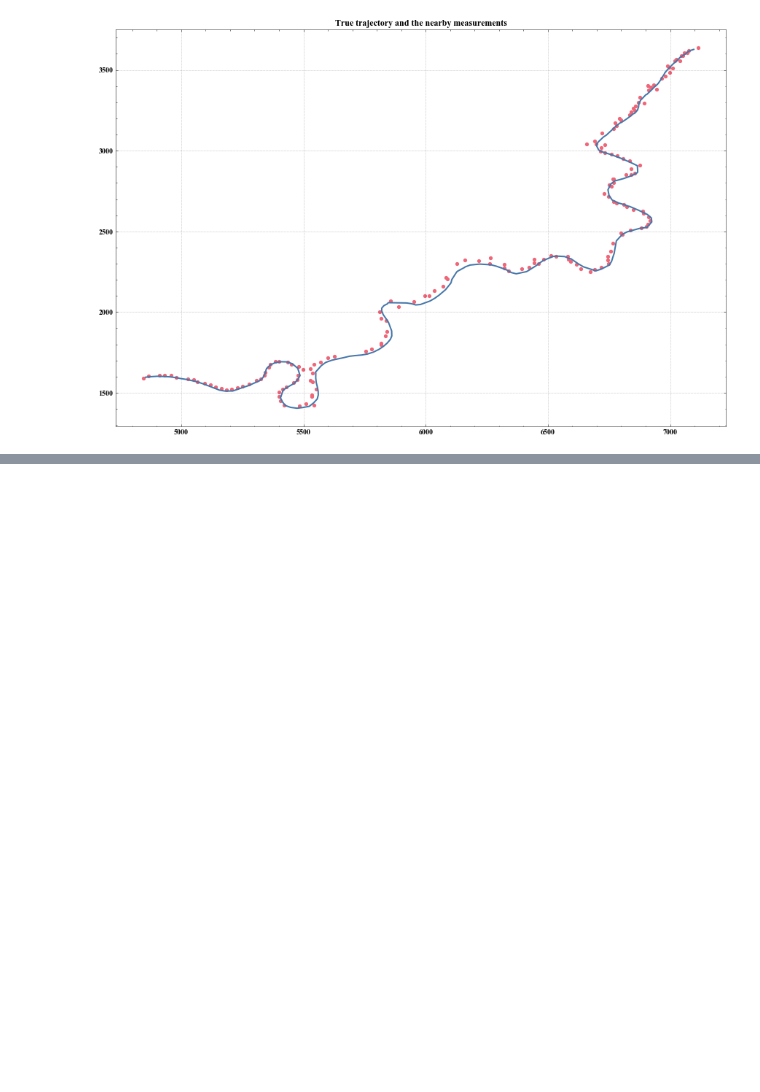
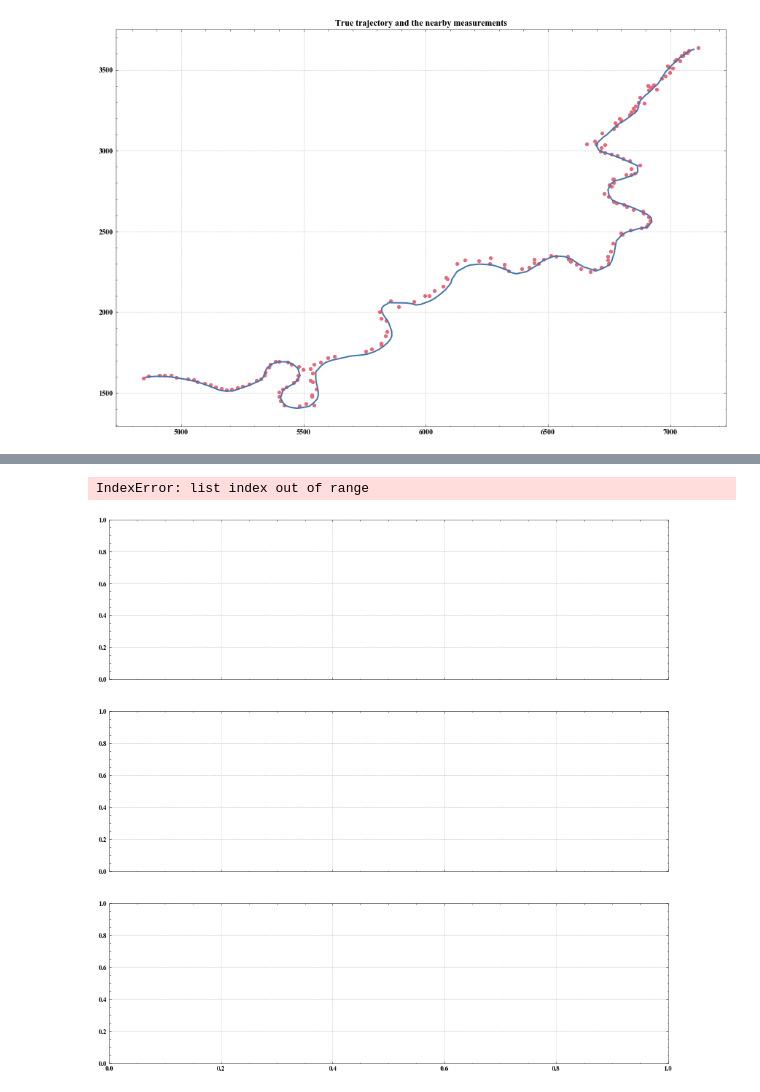
Before and after one commit to jkaob/TTK4250-sensorfusion, a Jupyter notebook: o6/o6_joyride_ekf.ipynb, the cells around one changed output, grey strips where cells are left out. Drawn from its saved outputs; the diff is of its cells as text; code cells hidden in the pictures; blank space fills up the shorter version.

```diff
--- a/o6/o6_joyride_ekf.ipynb
+++ b/o6/o6_joyride_ekf.ipynb
@@ -83,17 +83,18 @@ plt.show(block=False)
 # %% EKF-PDA
 ## Flags
 EKF_CV = False
+EKF_CT = not EKF_CV
 
 # sensor
-sigma_z           = 6
+sigma_z           = 2
 clutter_intensity = 0.0002
 PD                = 0.98
 gate_size         = 4
 
 # dynamic models
 sigma_a_CV        = 3
-sigma_a_CT        = 3
-sigma_omega       = 0.005 * np.pi
+sigma_a_CT        = 0.3
+sigma_omega       = 0.1 * np.pi
 
 if EKF_CV:
     mean_init     = Xgt[0]
@@ -101,12 +102,11 @@ if EKF_CV:
     state_dim     = 4
     dynamic_model = dynamicmodels.WhitenoiseAccelleration(sigma_a_CV, n=state_dim)
 
-else: #CT
-    mean_init        = np.zeros((5,5))
-    mean_init[:4,:4] = Xgt[0]
-    cov_init         = np.diag([50, 50, 10, 10, 1]) ** 2
-    state_dim        = 5
-    dynamic_model    = dynamicmodels.ConstantTurnrate(sigma_a_CT, sigma_omega)
+elif EKF_CT:
+    mean_init     = np.append(np.array([Xgt[0]]),0)
+    cov_init      = np.diag([50, 50, 10, 10, 1]) ** 2
+    state_dim     = 5
+    dynamic_model = dynamicmodels.ConstantTurnrate(sigma_a_CT, sigma_omega)
 
 measurement_model = measurementmodels.CartesianPosition(sigma_z, state_dim=state_dim)
 
@@ -114,7 +114,8 @@ ekf_filter        = ekf.EKF(dynamic_model, measurement_model)
 tracker           = pda.PDA(ekf_filter, clutter_intensity, PD, gate_size)
 init_state        = GaussParams(mean_init, cov_init)
 
-Ts = [0, *Ts]
+Ts_mean = np.mean(Ts)
+Ts      = [0, *Ts]
 
 NEES    = np.zeros(K)
 NEESpos = np.zeros(K)
@@ -179,27 +181,30 @@ axs3[0].set_xlabel("x-position")
 # %%
 # NEES
 fig4, axs4 = plt.subplots(3, sharex=True, num=4, clear=True, figsize=(15,15))
-axs4[0].plot(np.arange(K) * T_mean, NEESpos)
-axs4[0].plot([0, (K - 1) * Ts], np.repeat(CI2[None], 2, 0), "--r")
+axs4[0].plot(np.arange(K) * Ts[K], NEESpos)
+axs4[0].plot([0, (K - 1) * Ts[K]], np.repeat(CI2[None], 2, 0), "--r")
 axs4[0].set_ylabel("NEES pos")
 inCIpos = np.mean((CI2[0] <= NEESpos) * (NEESpos <= CI2[1]))
 axs4[0].set_title(f"{inCIpos*100:.1f}% inside {confprob*100:.1f}% CI")
 
-axs4[1].plot(np.arange(K) * Ts, NEESvel)
-axs4[1].plot([0, (K - 1) * Ts], np.repeat(CI2[None], 2, 0), "--r")
+axs4[1].plot(np.arange(K) * Ts[K], NEESvel)
+axs4[1].plot([0, (K - 1) * Ts[K]], np.repeat(CI2[None], 2, 0), "--r")
 axs4[1].set_ylabel("NEES vel")
 inCIvel = np.mean((CI2[0] <= NEESvel) * (NEESvel <= CI2[1]))
 axs4[1].set_title(f"{inCIvel*100:.1f}% inside {confprob*100:.1f}% CI")
 
-axs4[2].plot(np.arange(K) * Ts, NEES)
-axs4[2].plot([0, (K - 1) * Ts], np.repeat(CI4[None], 2, 0), "--r")
+axs4[2].plot(np.arange(K) * Ts[K], NEES)
+axs4[2].plot([0, (K - 1) * Ts[K]], np.repeat(CI4[None], 2, 0), "--r")
 axs4[2].set_ylabel("NEES")
 inCI = np.mean((CI4[0] <= NEES) * (NEES <= CI4[1]))
 axs4[2].set_title(f"{inCI*100:.1f}% inside {confprob*100:.1f}% CI")
 
 print(f"ANEESpos = {ANEESpos:.2f} with CI = [{CI2K[0]:.2f}, {CI2K[1]:.2f}]")
 print(f"ANEESvel = {ANEESvel:.2f} with CI = [{CI2K[0]:.2f}, {CI2K[1]:.2f}]")
 print(f"ANEES = {ANEES:.2f} with CI = [{CI4K[0]:.2f}, {CI4K[1]:.2f}]")
+# %% [output]
+IndexError: list index out of range
+[figure, added]
 # %%
 # errors
 fig5, axs5 = plt.subplots(2, num=5, clear=True, figsize=(12,10))
```
Also changed, not shown: parts of 2 cells of this notebook, 4 other files.
